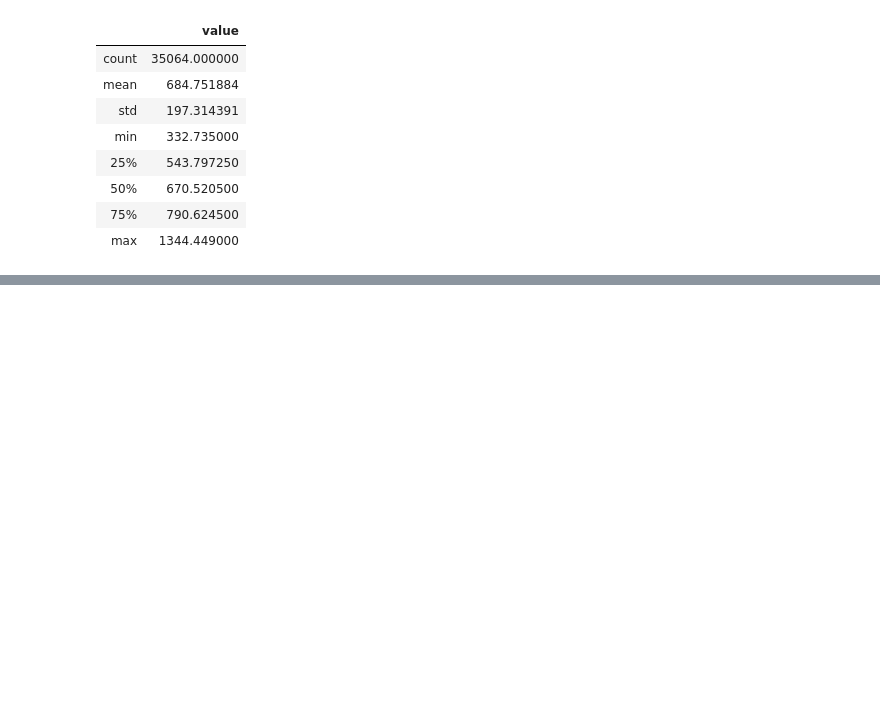
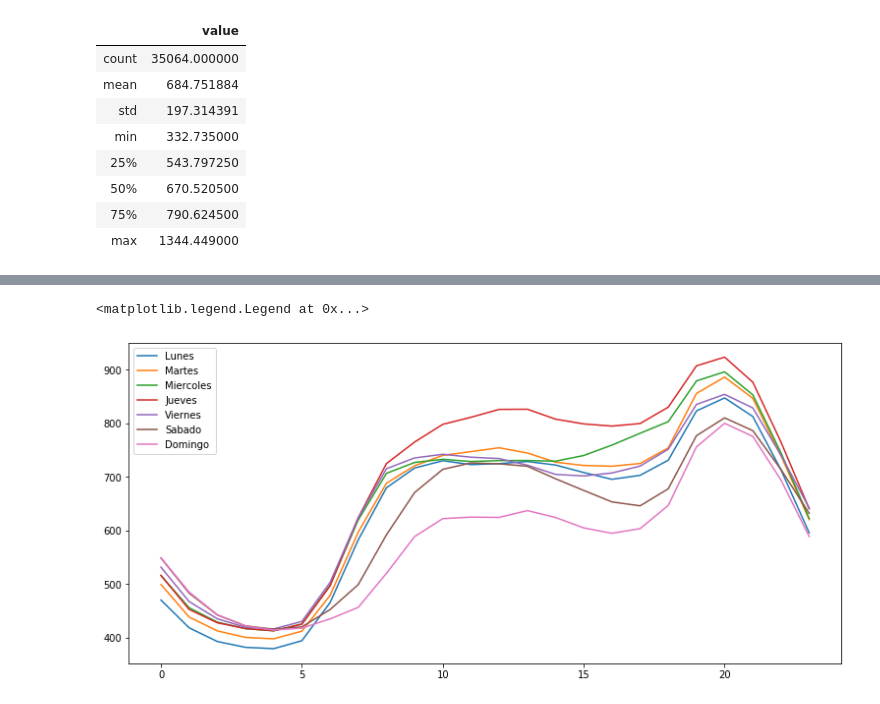
Before and after one commit to pablohhb/TFM, a Jupyter notebook: exploracion_datos.ipynb, the cells around one changed output, grey strips where cells are left out. Drawn from its saved outputs; the diff is of its cells as text; code cells hidden in the pictures; blank space fills up the shorter version.

```diff
--- a/exploracion_datos.ipynb
+++ b/exploracion_datos.ipynb
@@ -78,0 +87,13 @@ demanda.describe()
+# %%
+plt.figure(figsize=(13, 6))
+plt.plot(range(0, 24),demanda[(demanda['datetime'] >= '2016-03-07') & (demanda['datetime'] < '2016-03-08')]["value"], label = 'Lunes')
+plt.plot(range(0, 24),demanda[(demanda['datetime'] >= '2016-03-08') & (demanda['datetime'] < '2016-03-09')]["value"], label = 'Martes')
+plt.plot(range(0, 24),demanda[(demanda['datetime'] >= '2016-03-09') & (demanda['datetime'] < '2016-03-10')]["value"], label = 'Miercoles')
+plt.plot(range(0, 24),demanda[(demanda['datetime'] >= '2016-03-10') & (demanda['datetime'] < '2016-03-11')]["value"], label = 'Jueves')
+plt.plot(range(0, 24),demanda[(demanda['datetime'] >= '2016-03-11') & (demanda['datetime'] < '2016-03-12')]["value"], label = 'Viernes')
+plt.plot(range(0, 24),demanda[(demanda['datetime'] >= '2016-03-12') & (demanda['datetime'] < '2016-03-13')]["value"], label = 'Sabado')
+plt.plot(range(0, 24),demanda[(demanda['datetime'] >= '2016-03-13') & (demanda['datetime'] < '2016-03-14')]["value"], label = 'Domingo')
+plt.legend(loc = 'upper left')
+# %% [output]
+<matplotlib.legend.Legend at 0x...>
+[figure, added]
```
Also changed, not shown: parts of 2 cells of this notebook.
